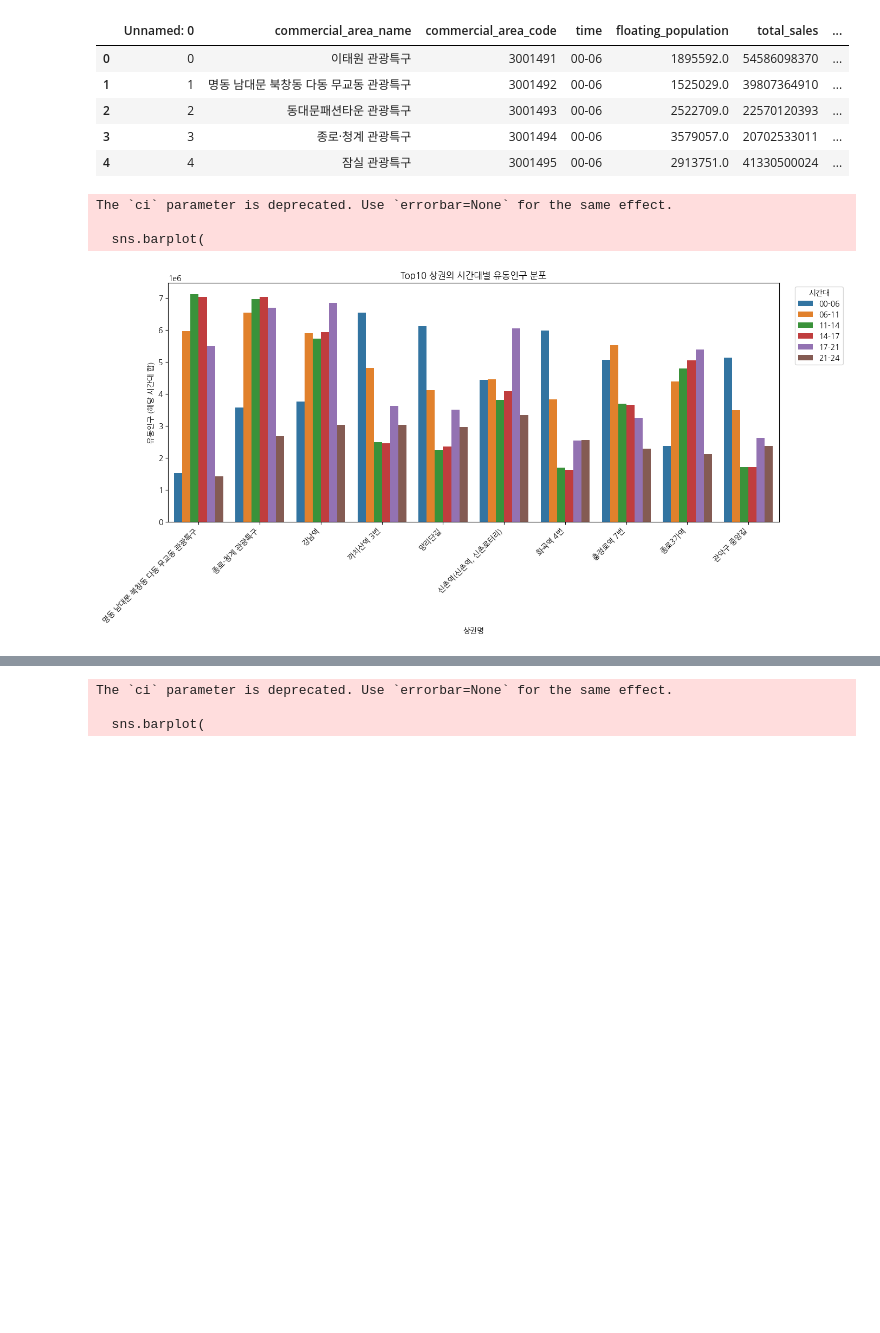
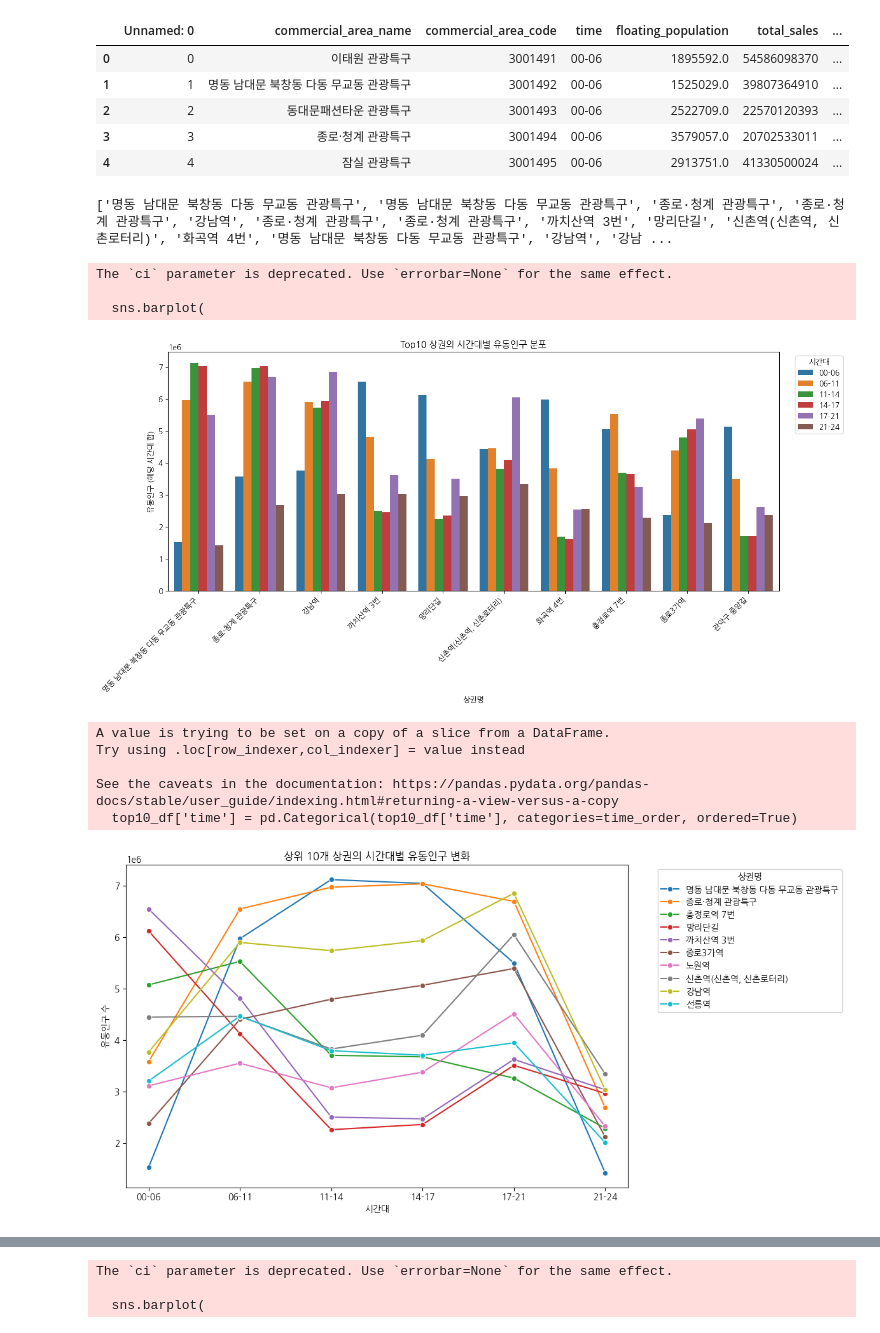
Before and after one commit to hyoinYang/eda-repo-4, a Jupyter notebook: src/eda/local_population_and_commercial_area_.ipynb, the cells around one changed output, grey strips where cells are left out. Saved outputs shown, nothing was run; the diff lists cells and outputs as text; code cells hidden in the pictures; blank space fills up the shorter version.

```diff
--- a/src/eda/local_population_and_commercial_area_.ipynb
+++ b/src/eda/local_population_and_commercial_area_.ipynb
@@ -859,6 +929,8 @@ top10_areas = sales_time.nlargest(20, 'floating_population')
 
 # top10 상권 리스트 (위에서 만든 top10_areas 사용)
 top_names = top10_areas['commercial_area_name'].tolist()
+
+print(top_names)
 
 # 원본에서 top10 상권에 해당하는 모든 행 선택
 df_top10_full = sales_time[sales_time['commercial_area_name'].isin(top_names)]
@@ -881,10 +953,53 @@ plt.legend(title='시간대', bbox_to_anchor=(1.02,1), loc='upper left')
 plt.tight_layout()
 plt.show()
 # %% [output]
-The `ci` parameter is deprecated. Use `errorbar=None` for the same effect.
-
-  sns.barplot(
+['명동 남대문 북창동 다동 무교동 관광특구', '명동 남대문 북창동 다동 무교동 관광특구', '종로·청계 관광특구', '종로·청계 관광특구', '강남역', '종로·청계 관광특구', '종로·청계 관광특구', '까치산역 3번', '망리단길', '신촌역(신촌역, 신촌로터리)', '화곡역 4번', '명동 남대문 북창동 다동 무교동 관광특구', '강남역', '강남 ...
+The `ci` parameter is deprecated. Use `errorbar=None` for the same effect.
+
+  sns.barplot(
 [figure]
+# %%
+import matplotlib.pyplot as plt
+import seaborn as sns
+import koreanize_matplotlib
+
+# 유동인구 상위 10개 상권 추출
+top10_areas = (
+    sales_time.groupby('commercial_area_name')['floating_population']
+    .sum()
+    .nlargest(10)
+    .index
+)
+
+top10_df = sales_time[sales_time['commercial_area_name'].isin(top10_areas)]
+
+# 시간대 순서 지정 (문자열 순서 정렬 방지)
+time_order = ['00-06', '06-11', '11-14', '14-17', '17-21', '21-24']
+top10_df['time'] = pd.Categorical(top10_df['time'], categories=time_order, ordered=True)
+
+# 시각화
+plt.figure(figsize=(12, 6))
+sns.lineplot(
+    data=top10_df,
+    x='time',
+    y='floating_population',
+    hue='commercial_area_name',
+    marker='o'
+)
+
+plt.title('상위 10개 상권의 시간대별 유동인구 변화')
+plt.xlabel('시간대')
+plt.ylabel('유동인구 수')
+plt.legend(title='상권명', bbox_to_anchor=(1.05, 1))
+plt.tight_layout()
+plt.show()
+# %% [output]
+A value is trying to be set on a copy of a slice from a DataFrame.
+Try using .loc[row_indexer,col_indexer] = value instead
+
+See the caveats in the documentation: https://pandas.pydata.org/pandas-docs/stable/user_guide/indexing.html#returning-a-view-versus-a-copy
+  top10_df['time'] = pd.Categorical(top10_df['time'], categories=time_order, ordered=True)
+[figure, added]
 # %%
 import pandas as pd
 
```
Also changed, not shown: parts of 6 cells of this notebook.
